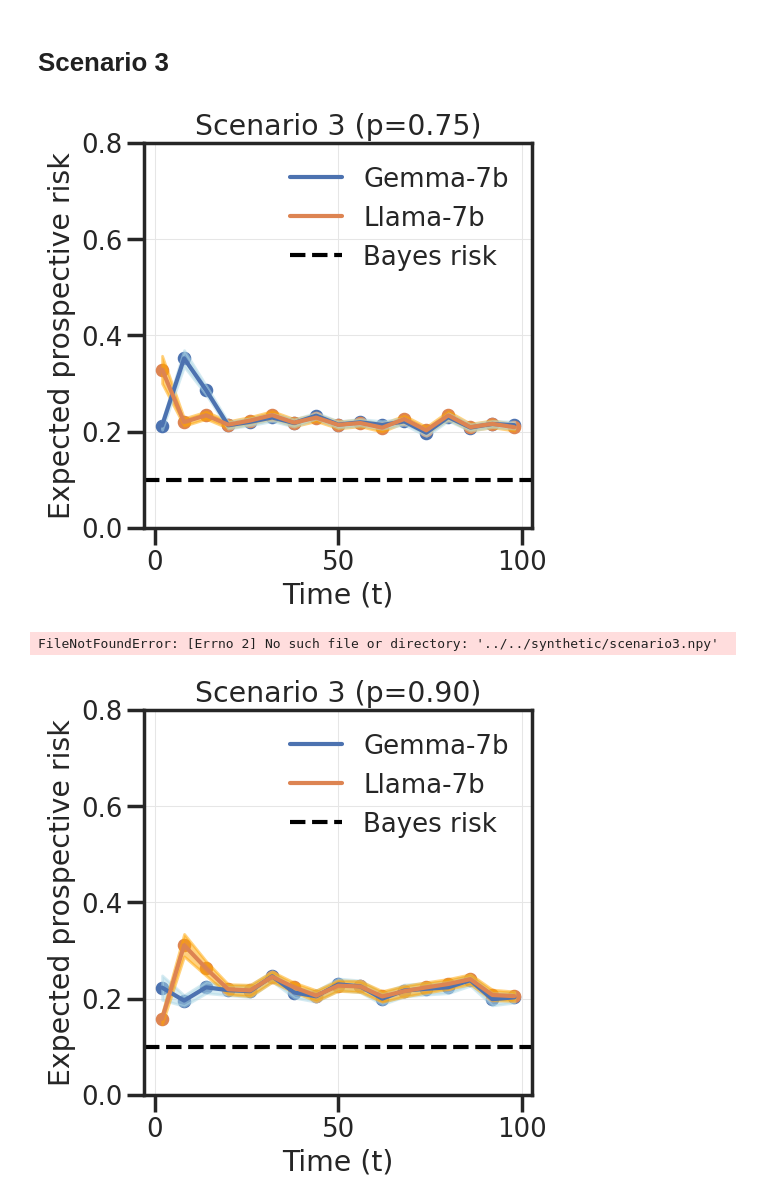
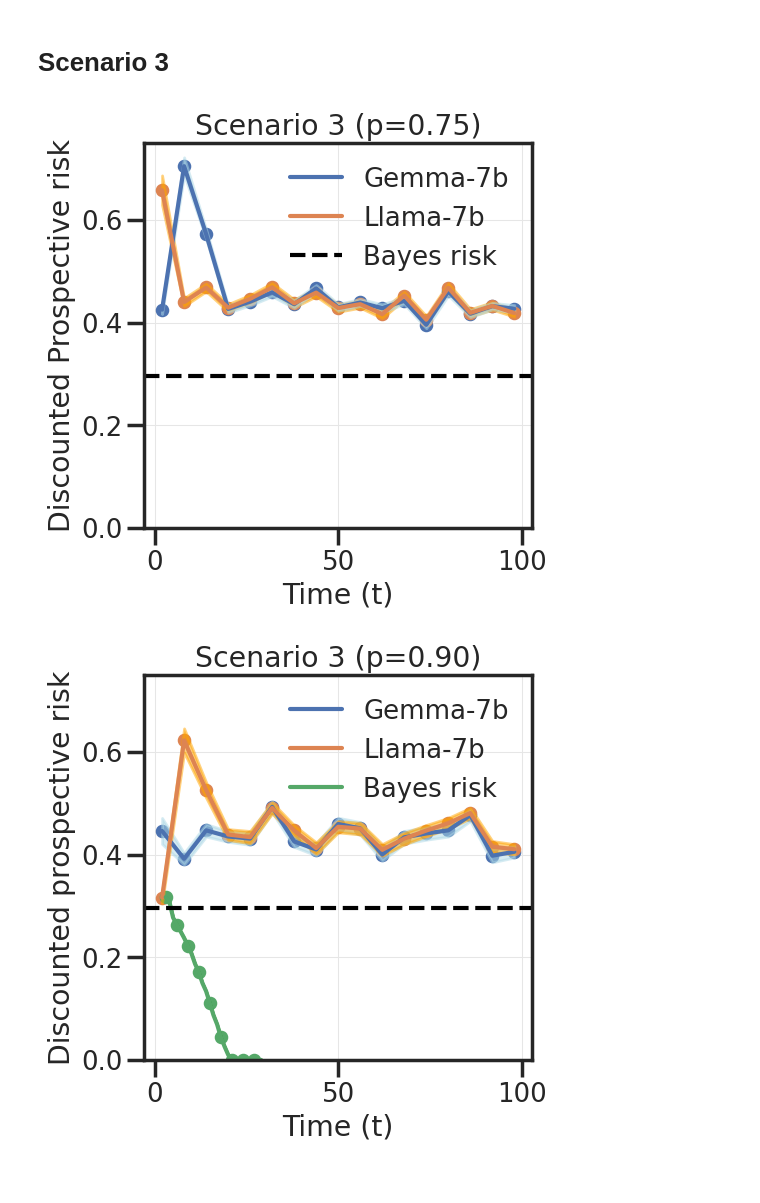
Before and after one commit to YuxinB/ProL, a Jupyter notebook: llm/notebooks/llm_prob.ipynb, the cells around one changed output. Drawn from its saved outputs; the diff is of its cells as text; code cells hidden in the pictures.

```diff
--- a/llm/notebooks/llm_prob.ipynb
+++ b/llm/notebooks/llm_prob.ipynb
@@ -262,30 +260,32 @@ llama_s3 = np.load("../data/scenario3_Llama-2-7b-hf_75.npy")
 gemma_s3 = np.load("../data/scenario3_gemma-7b_75.npy")
 
 perf = np.nanmean(gemma_s3, axis=1)
-mean = perf[:, 1]
+mean = perf[:, 1] * 2
 std = np.nanstd(gemma_s3, axis=1)[:, 1] / np.sqrt(100.0)
 
-mean_l = llama_s3.mean(1)[:, 1]
+mean_l = llama_s3.mean(1)[:, 1] * 2
 std_l = llama_s3.std(1)[:, 1] / np.sqrt(100.0)
 
 plt.figure(figsize=(5, 5))
-plt.plot(perf[:, 0], llama_s3.mean(1)[:, 1])
-plt.plot(perf[:, 0], perf[:, 1])
+plt.plot(perf[:, 0], llama_s3.mean(1)[:, 1]*2)
+plt.plot(perf[:, 0], perf[:, 1]*2)
 
-plt.axhline(y=0.1, color='black', linestyle='--')
 
-plt.scatter(perf[:, 0], llama_s3.mean(1)[:, 1], s=60)
-plt.scatter(perf[:, 0], perf[:, 1], s=60)
+plt.axhline(y=0.296, color='black', linestyle='--')
+
+plt.scatter(perf[:, 0], llama_s3.mean(1)[:, 1] * 2, s=60)
+plt.scatter(perf[:, 0], perf[:, 1]*2, s=60)
+
 
 plt.fill_between(perf[:, 0], mean - std, mean + std, alpha=0.5, color='orange')
 plt.fill_between(perf[:, 0], mean_l - std_l, mean_l + std_l, alpha=0.5, color='lightblue')
 
 
-plt.ylim([0, 0.8])
+plt.ylim([0, 0.75])
 
 plt.title("Scenario 3 (p=0.75)")
 plt.xlabel("Time (t)")
-plt.ylabel("Expected prospective risk")
+plt.ylabel("Discounted Prospective risk")
 plt.legend(["Gemma-7b", "Llama-7b", 'Bayes risk'])
 
 plt.savefig("../figures/jun9/scenario3_p75.pdf", bbox_inches="tight")
@@ -294,49 +294,52 @@ plt.savefig("../figures/jun9/scenario3_p75.svg", bbox_inches="tight")
 
 plt.show()
 # %% [output]
-[figure, old version]
+[figure, new version]
 # %%
-s3_info = np.load("../../synthetic/scenario3_disc.npy", allow_pickle=True)
-mean_mle = s2_info.item()['avg_pr']
-std_mle = s2_info.item()['std_pr']
-mle_x = np.arange(2, 20, 1)
+s3_info = np.load("../../synthetic/scenario3_disc_4_2.npy", allow_pickle=True)
+mean_mle = s3_info.item()['avg_pr']
+std_mle = s3_info.item()['std_pr'] / 100000
+mle_x = np.arange(3, 30, 1)
-# %% [output]
-FileNotFoundError: [Errno 2] No such file or directory: '../../synthetic/scenario3.npy'
 # %%
 #gemma_s = np.load("../data/scenario2_gemma-7b_90.npy")
 llama_s3 = np.load("../data/scenario3_Llama-2-7b-hf_90.npy")
 gemma_s3 = np.load("../data/scenario3_gemma-7b_90.npy")
 
 perf = np.nanmean(gemma_s3, axis=1)
-mean = perf[:, 1]
+mean = perf[:, 1] * 2
 std = np.nanstd(gemma_s3, axis=1)[:, 1] / np.sqrt(100.0)
 
-mean_l = llama_s3.mean(1)[:, 1]
+mean_l = llama_s3.mean(1)[:, 1] * 2
 std_l = llama_s3.std(1)[:, 1] / np.sqrt(100.0)
 
 plt.figure(figsize=(5, 5))
-plt.plot(perf[:, 0], perf[:, 1])
-plt.plot(perf[:, 0], llama_s3.mean(1)[:, 1])
-plt.axhline(y=0.1, color='black', linestyle='--')
+plt.plot(perf[:, 0], perf[:, 1] * 2)
+plt.plot(perf[:, 0], llama_s3.mean(1)[:, 1] * 2)
+plt.plot(mle_x, mean_mle)
 
-plt.scatter(perf[:, 0], perf[:, 1], s=60)
-plt.scatter(perf[:, 0], llama_s3.mean(1)[:, 1], s=60)
+plt.axhline(y=0.296, color='black', linestyle='--')
+
+plt.scatter(perf[:, 0], perf[:, 1]* 2, s=60)
+plt.scatter(perf[:, 0], llama_s3.mean(1)[:, 1]*2, s=60)
+plt.scatter(mle_x[::3], mean_mle[::3], s=60)
+
 
 plt.fill_between(perf[:, 0], mean - std, mean + std, alpha=0.5, color='lightblue')
 plt.fill_between(perf[:, 0], mean_l - std_l, mean_l + std_l, alpha=0.5, color='orange')
+plt.fill_between(mle_x, mean_mle - std_mle, mean_mle + std_mle, alpha=0.5, color='green')
 
 
-plt.ylim([0, 0.8])
+plt.ylim([0, 0.75])
 
 plt.title("Scenario 3 (p=0.90)")
 plt.xlabel("Time (t)")
-plt.ylabel("Expected prospective risk")
+plt.ylabel("Discounted prospective risk")
 plt.legend(["Gemma-7b", "Llama-7b", 'Bayes risk'])
 
 plt.savefig("../figures/jun9/scenario3_p90.pdf", bbox_inches="tight")
 plt.savefig("../figures/jun9/scenario3_p90.svg", bbox_inches="tight")
 
 
 plt.show()
 # %% [output]
-[figure, old version]
+[figure, new version]
```
Also changed, not shown: parts of 2 cells of this notebook, 10 other files.
